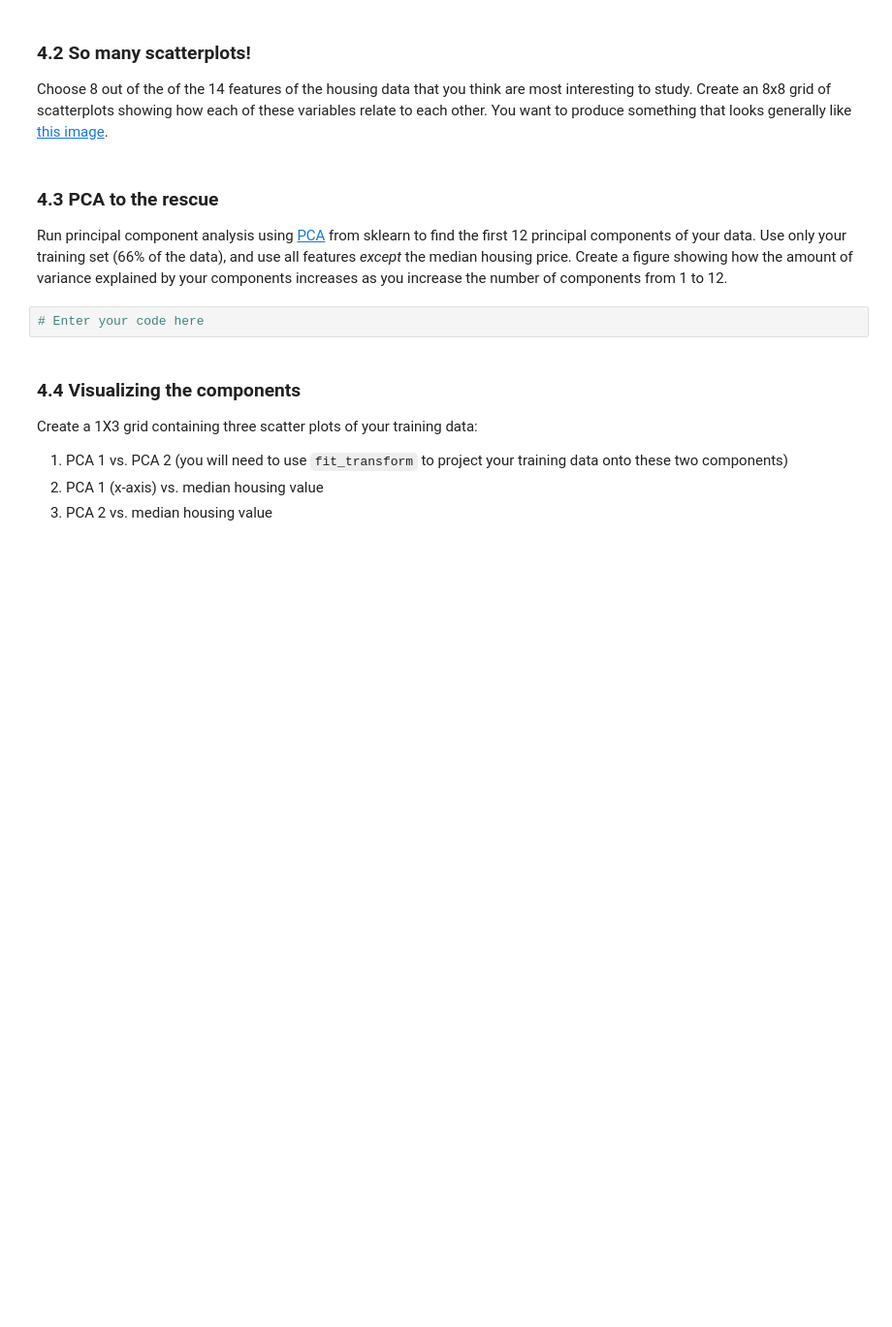
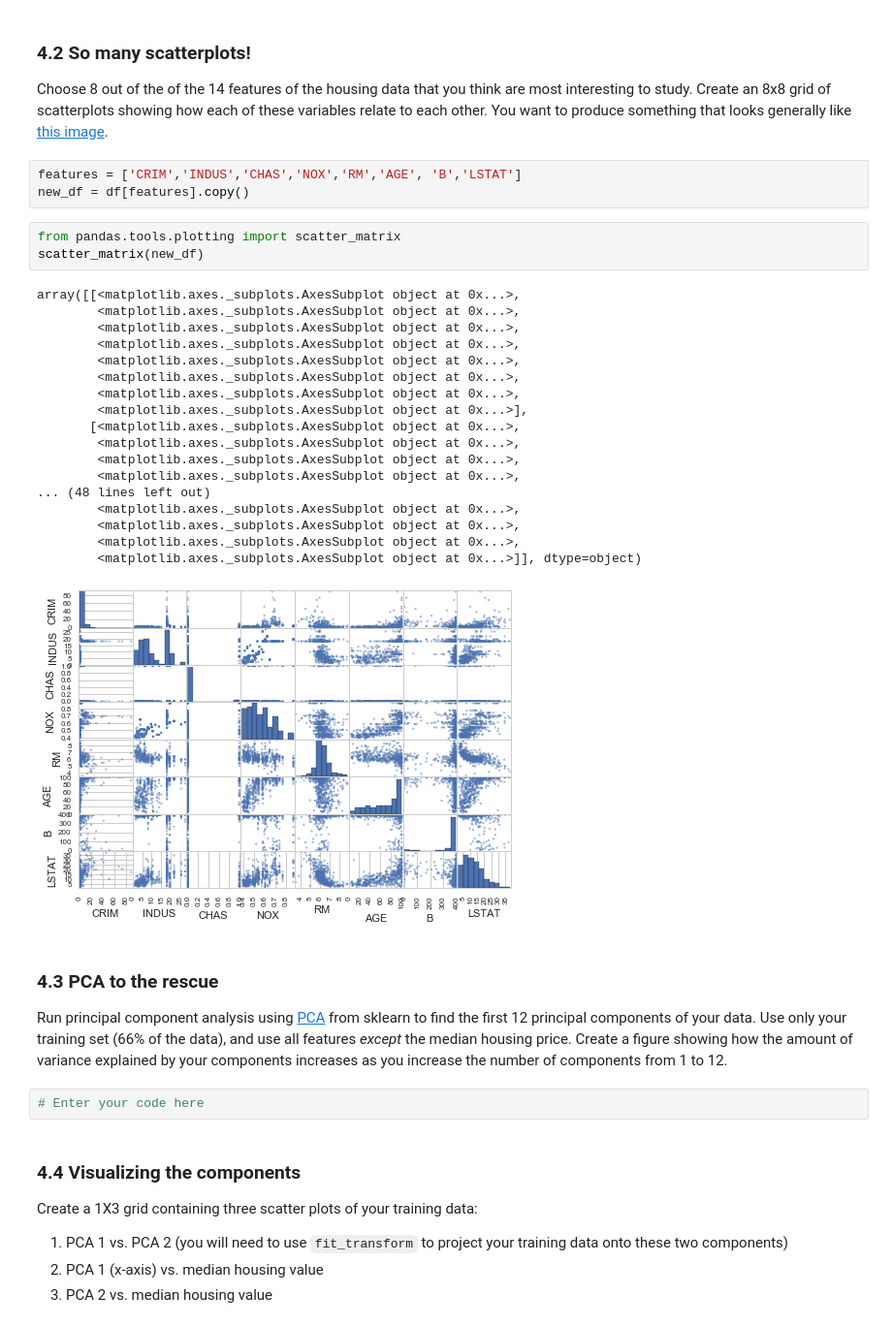
Before and after one commit to abhi32ag/Data_Science_2, a Jupyter notebook: Assignments/Problem_Set_5/INFX574_ProblemSet5.ipynb, the cells around one changed output. Shown at 97% size. Saved outputs shown, nothing was run; the diff lists cells and outputs as text; blank space fills up the shorter version.

Commit message:
Completed initial plotting for part 4

```diff
--- a/Assignments/Problem_Set_5/INFX574_ProblemSet5.ipynb
+++ b/Assignments/Problem_Set_5/INFX574_ProblemSet5.ipynb
@@ -313,6 +369,31 @@ print result1.summary()
 ### 4.2 So many scatterplots!
 
 Choose 8 out of the of the 14 features of the housing data that you think are most interesting to study.  Create an 8x8 grid of scatterplots showing how each of these variables relate to each other.  You want to produce something that looks generally like [this image](http://iogas.net/wp-content/gallery/iogas-evaluation/scatterplot-matrix-point-density.png).
+# %%
+features = ['CRIM','INDUS','CHAS','NOX','RM','AGE', 'B','LSTAT']
+new_df = df[features].copy()
+# %%
+from pandas.tools.plotting import scatter_matrix
+scatter_matrix(new_df)
+# %% [output]
+array([[<matplotlib.axes._subplots.AxesSubplot object at 0x...>,
+        <matplotlib.axes._subplots.AxesSubplot object at 0x...>,
+        <matplotlib.axes._subplots.AxesSubplot object at 0x...>,
+        <matplotlib.axes._subplots.AxesSubplot object at 0x...>,
+        <matplotlib.axes._subplots.AxesSubplot object at 0x...>,
+        <matplotlib.axes._subplots.AxesSubplot object at 0x...>,
+        <matplotlib.axes._subplots.AxesSubplot object at 0x...>,
+        <matplotlib.axes._subplots.AxesSubplot object at 0x...>],
+       [<matplotlib.axes._subplots.AxesSubplot object at 0x...>,
+        <matplotlib.axes._subplots.AxesSubplot object at 0x...>,
+        <matplotlib.axes._subplots.AxesSubplot object at 0x...>,
+        <matplotlib.axes._subplots.AxesSubplot object at 0x...>,
+... (48 lines left out)
+        <matplotlib.axes._subplots.AxesSubplot object at 0x...>,
+        <matplotlib.axes._subplots.AxesSubplot object at 0x...>,
+        <matplotlib.axes._subplots.AxesSubplot object at 0x...>,
+        <matplotlib.axes._subplots.AxesSubplot object at 0x...>]], dtype=object)
+[figure, added]
 # %% [markdown]
 ### 4.3 PCA to the rescue
 
```
Also changed, not shown: parts of 5 cells of this notebook.
